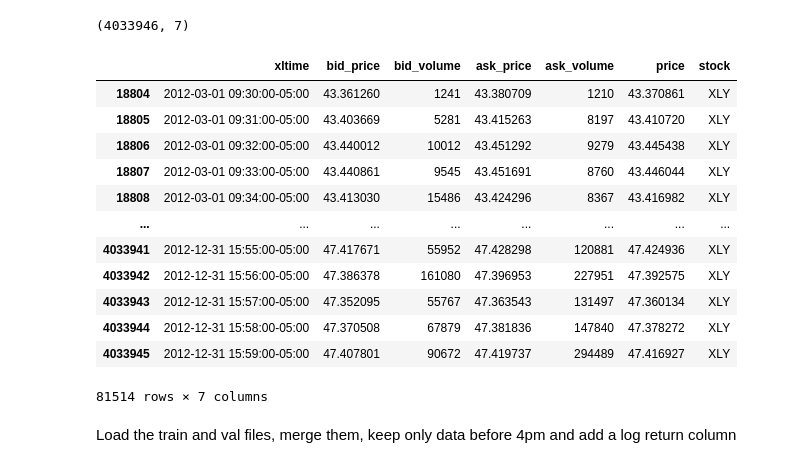
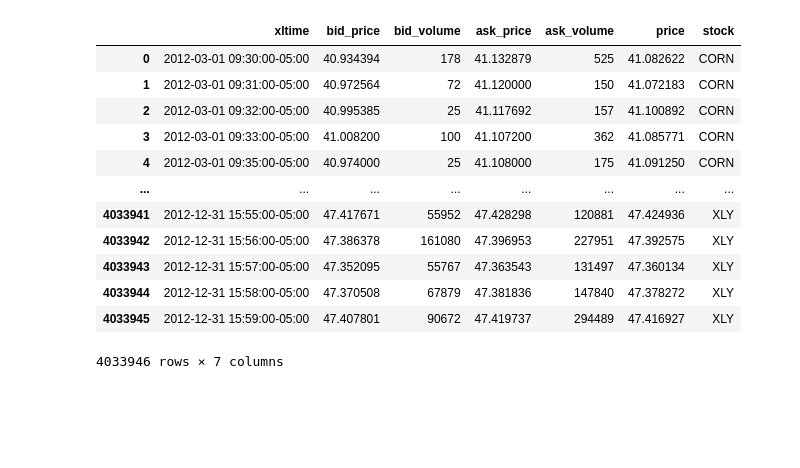
Before and after one commit to PH-14/FBD_2024_GroupE, a Jupyter notebook: clustering.ipynb, the cells around one changed output. Drawn from its saved outputs; the diff is of its cells as text; code cells hidden in the pictures; blank space fills up the shorter version.

```diff
--- a/clustering.ipynb
+++ b/clustering.ipynb
@@ -15,46 +11,35 @@ T = 100 # number of stocks
 # %%
-import tarfile
-import pandas as pd
-
-# Define the path to the tar file
 tar_file_path = 'data/period_data.tar'
-
-# Initialize an empty DataFrame to store the combined data
 combined_df = pd.DataFrame()
 
 # Open the tar file
 with tarfile.open(tar_file_path, 'r') as tar:
     # Iterate through each member in the tar file
     for member in tar.getmembers():
         # Check if the file is a .parquet file
         if member.isfile() and member.name.endswith('.parquet'):
             # Extract the file
             extracted_file = tar.extractfile(member)
             if extracted_file:
                 # Load the parquet file into a DataFrame
                 daily_df = pd.read_parquet(extracted_file)
                 # Reset the index and keep it as a column
                 daily_df.reset_index(inplace=True)
                 # Append to the combined DataFrame
                 combined_df = pd.concat([combined_df, daily_df], ignore_index=True)
 
-# Print the combined DataFrame's shape and a preview
-print(combined_df.shape)
-combined_df[(combined_df['stock'] == 'XLY')]
+combined_df
 # %% [output]
+|  | xltime | bid_price | bid_volume | ask_price | ask_volume | price | stock |
+| 0 | 2012-03-01 09:30:00-05:00 | 40.934394 | 178 | 41.132879 | 525 | 41.082622 | CORN |
+| 1 | 2012-03-01 09:31:00-05:00 | 40.972564 | 72 | 41.120000 | 150 | 41.072183 | CORN |
+| 2 | 2012-03-01 09:32:00-05:00 | 40.995385 | 25 | 41.117692 | 157 | 41.100892 | CORN |
+| 3 | 2012-03-01 09:33:00-05:00 | 41.008200 | 100 | 41.107200 | 362 | 41.085771 | CORN |
+| 4 | 2012-03-01 09:35:00-05:00 | 40.974000 | 25 | 41.108000 | 175 | 41.091250 | CORN |
+| ... | ... | ... | ... | ... | ... | ... | ... |
+| 4033941 | 2012-12-31 15:55:00-05:00 | 47.417671 | 55952 | 47.428298 | 120881 | 47.424936 | XLY |
+| 4033942 | 2012-12-31 15:56:00-05:00 | 47.386378 | 161080 | 47.396953 | 227951 | 47.392575 | XLY |
+| 4033943 | 2012-12-31 15:57:00-05:00 | 47.352095 | 55767 | 47.363543 | 131497 | 47.360134 | XLY |
+| 4033944 | 2012-12-31 15:58:00-05:00 | 47.370508 | 67879 | 47.381836 | 147840 | 47.378272 | XLY |
+| 4033945 | 2012-12-31 15:59:00-05:00 | 47.407801 | 90672 | 47.419737 | 294489 | 47.416927 | XLY |
-(4033946, 7)
+4033946 rows × 7 columns
-|  | xltime | bid_price | bid_volume | ask_price | ask_volume | price | stock |
-| 18804 | 2012-03-01 09:30:00-05:00 | 43.361260 | 1241 | 43.380709 | 1210 | 43.370861 | XLY |
-| 18805 | 2012-03-01 09:31:00-05:00 | 43.403669 | 5281 | 43.415263 | 8197 | 43.410720 | XLY |
-| 18806 | 2012-03-01 09:32:00-05:00 | 43.440012 | 10012 | 43.451292 | 9279 | 43.445438 | XLY |
-| 18807 | 2012-03-01 09:33:00-05:00 | 43.440861 | 9545 | 43.451691 | 8760 | 43.446044 | XLY |
-| 18808 | 2012-03-01 09:34:00-05:00 | 43.413030 | 15486 | 43.424296 | 8367 | 43.416982 | XLY |
-| ... | ... | ... | ... | ... | ... | ... | ... |
-| 4033941 | 2012-12-31 15:55:00-05:00 | 47.417671 | 55952 | 47.428298 | 120881 | 47.424936 | XLY |
-| 4033942 | 2012-12-31 15:56:00-05:00 | 47.386378 | 161080 | 47.396953 | 227951 | 47.392575 | XLY |
-| 4033943 | 2012-12-31 15:57:00-05:00 | 47.352095 | 55767 | 47.363543 | 131497 | 47.360134 | XLY |
-| 4033944 | 2012-12-31 15:58:00-05:00 | 47.370508 | 67879 | 47.381836 | 147840 | 47.378272 | XLY |
-| 4033945 | 2012-12-31 15:59:00-05:00 | 47.407801 | 90672 | 47.419737 | 294489 | 47.416927 | XLY |
-81514 rows × 7 columns
-# %% [markdown]
-Load the train and val files, merge them, keep only data before 4pm and add a log return column
```
Also changed, not shown: parts of 17 cells of this notebook, 3 other files.
